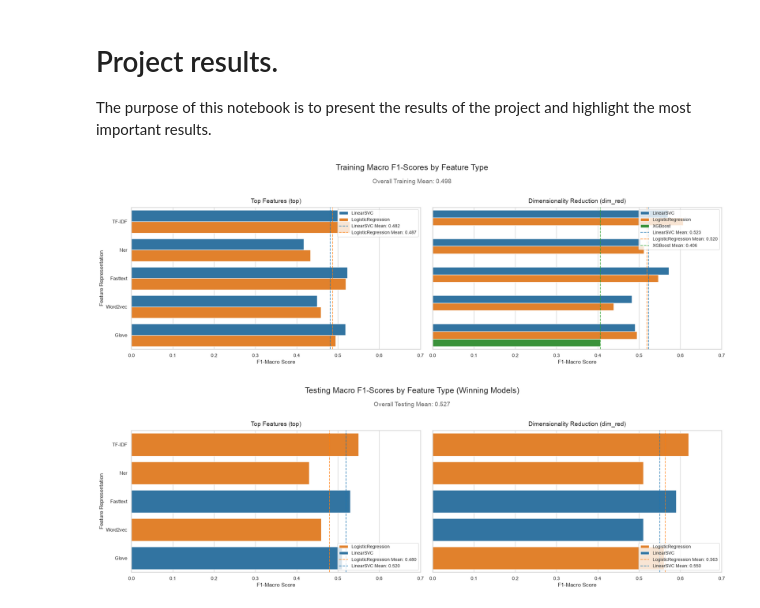
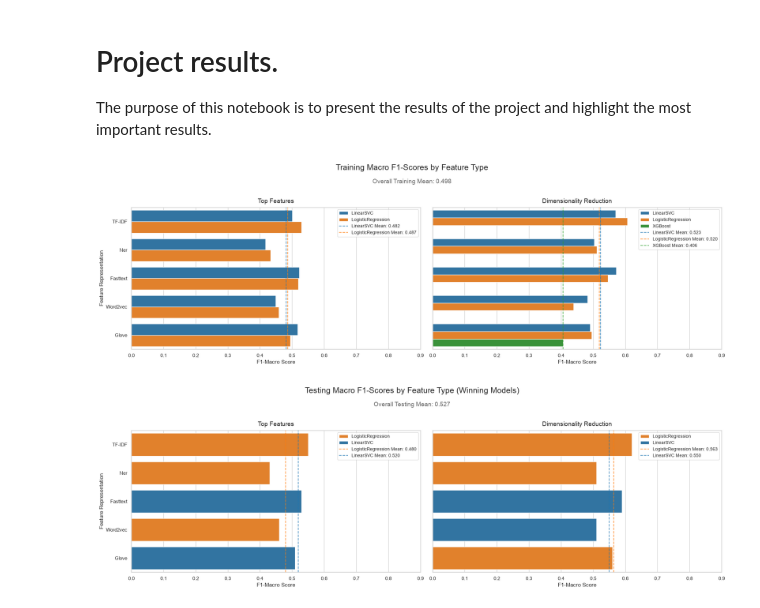
Before and after one commit to Simon-Kimanzi/Eneza-Data-Science-Residential-training-2026, a Jupyter notebook: project_5/results/results.ipynb, the cells around one changed output. Drawn from its saved outputs; the diff is of its cells as text; code cells hidden in the pictures.

Commit message:
Updated README further and plots.

```diff
--- a/project_5/results/results.ipynb
+++ b/project_5/results/results.ipynb
@@ -39,7 +39,7 @@ fig1, axes1 = plt.subplots(1, 2, figsize=(20, 6), sharey=True)
 fig1.suptitle('Training Macro F1-Scores by Feature Type', fontsize=18, y=1.08)
 fig1.text(0.5, 0.98, f"Overall Training Mean: {overall_train_mean:.3f}", ha='center', fontsize=14, color='dimgray')
 
-for idx, proc_type in enumerate(['Top Features (top)', 'Dimensionality Reduction (dim_red)']):
+for idx, proc_type in enumerate(['Top Features', 'Dimensionality Reduction']):
     subset = train_df[train_df['processing_type'] == proc_type]
 
     # Plot the horizontal bar chart
@@ -67,7 +67,7 @@ for idx, proc_type in enumerate(['Top Features (top)', 'Dimensionality Reduction
     # Formatting
     axes1[idx].set_title(proc_type, fontsize=14, pad=10)
     axes1[idx].set_xlabel('F1-Macro Score', fontsize=12)
-    axes1[idx].set_xlim(0, 0.7)
+    axes1[idx].set_xlim(0, 0.9)
 
     # Update legend to include both the bars and our new mean lines
     handles, labels = axes1[idx].get_legend_handles_labels()
@@ -77,9 +77,14 @@ axes1[0].set_ylabel('Feature Representation', fontsize=12)
 axes1[1].set_ylabel('')
 
 plt.tight_layout()
+plt.savefig(
+    "../plots/model_training_visuals.png",
+    dpi=600,
+    bbox_inches="tight"
+)
 plt.show()
 # %% [output]
-[figure, old version]
+[figure, new version]
 # %%
 # ==========================================
 # PLOT 2: TESTING F1-MACRO SCORES
@@ -104,33 +109,38 @@ for idx, proc_type in enumerate(['Top Features', 'Dimensionality Reduction']):
         hue='classifier',
         palette=clf_palette,
         ax=axes2[idx]
     )
 
     # Calculate and plot the mean vertical line per classifier
     for clf in subset['classifier'].unique():
         clf_mean = subset[subset['classifier'] == clf]['f1_macro'].mean()
         axes2[idx].axvline(
             x=clf_mean,
             color=clf_palette[clf],
             linestyle='--',
             alpha=0.8,
             zorder=3,
             label=f'{clf} Mean: {clf_mean:.3f}'
         )
 
     # Formatting
     axes2[idx].set_title(proc_type, fontsize=14, pad=10)
     axes2[idx].set_xlabel('F1-Macro Score', fontsize=12)
-    axes2[idx].set_xlim(0, 0.7)
+    axes2[idx].set_xlim(0, 0.9)
 
     # Safely merge legend handles
     handles, labels = axes2[idx].get_legend_handles_labels()
-    axes2[idx].legend(handles, labels, loc='lower right', fontsize=10)
+    axes2[idx].legend(handles, labels, loc='upper right', fontsize=10)
 
 axes2[0].set_ylabel('Feature Representation', fontsize=12)
 axes2[1].set_ylabel('')
 
 plt.tight_layout()
+plt.savefig(
+    "../plots/model_testing_visuals.png",
+    dpi=600,
+    bbox_inches="tight"
+)
 plt.show()
 # %% [output]
-[figure, old version]
+[figure, new version]
```
Also changed, not shown: 3 other files.
